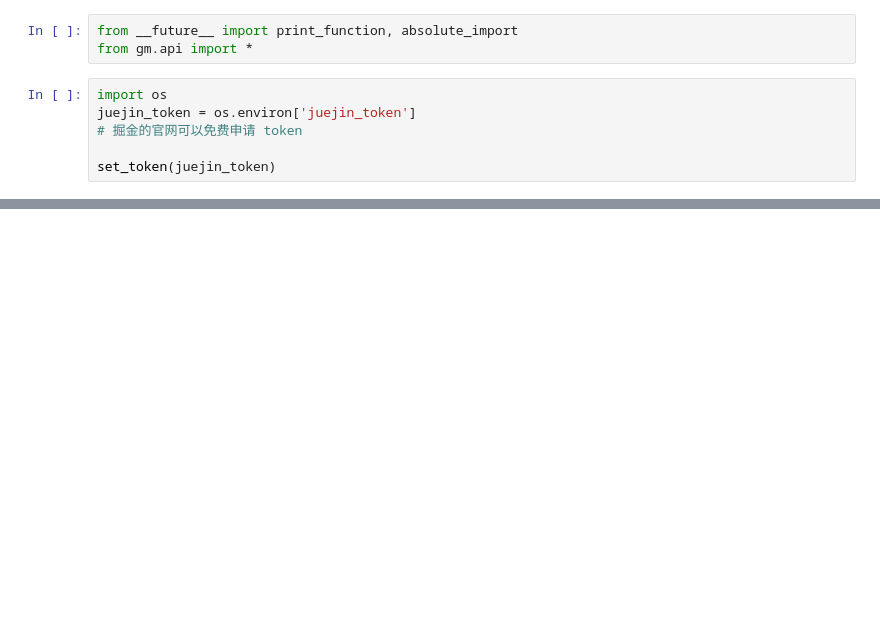
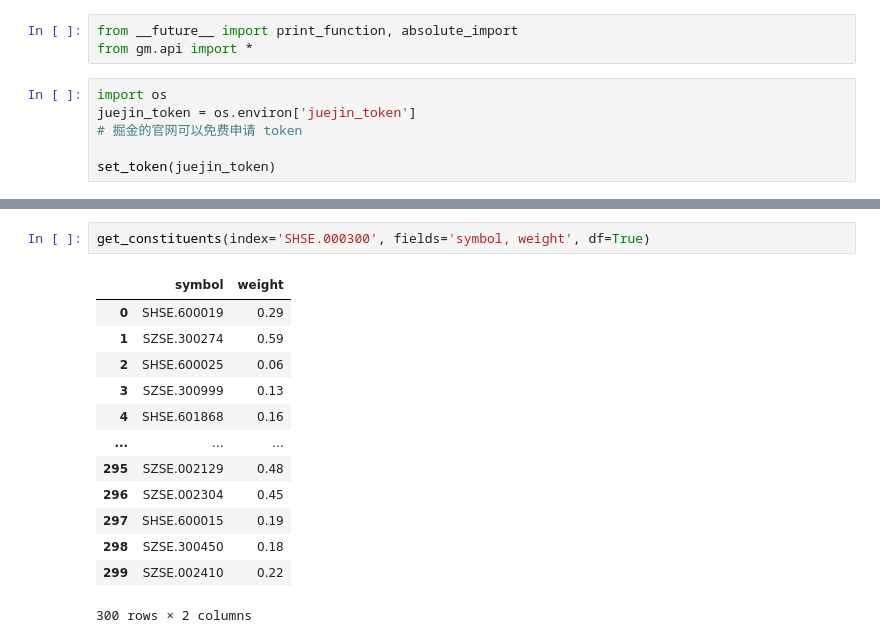
Before and after one commit to Rockyzsu/stock, a Jupyter notebook: juejin/fetch_data.ipynb, the cells around one changed output, grey strips where cells are left out. Drawn from its saved outputs; the diff is of its cells as text; blank space fills up the shorter version.

```diff
--- a/juejin/fetch_data.ipynb
+++ b/juejin/fetch_data.ipynb
@@ -25,0 +39,16 @@ history_data.tail(10)
+# %%
+get_constituents(index='SHSE.000300', fields='symbol, weight', df=True)
+# %% [output]
+|  | symbol | weight |
+| 0 | SHSE.600019 | 0.29 |
+| 1 | SZSE.300274 | 0.59 |
+| 2 | SHSE.600025 | 0.06 |
+| 3 | SZSE.300999 | 0.13 |
+| 4 | SHSE.601868 | 0.16 |
+| ... | ... | ... |
+| 295 | SZSE.002129 | 0.48 |
+| 296 | SZSE.002304 | 0.45 |
+| 297 | SHSE.600015 | 0.19 |
+| 298 | SZSE.300450 | 0.18 |
+| 299 | SZSE.002410 | 0.22 |
+300 rows × 2 columns
```
Also changed, not shown: parts of 7 cells of this notebook, 3 other files.
